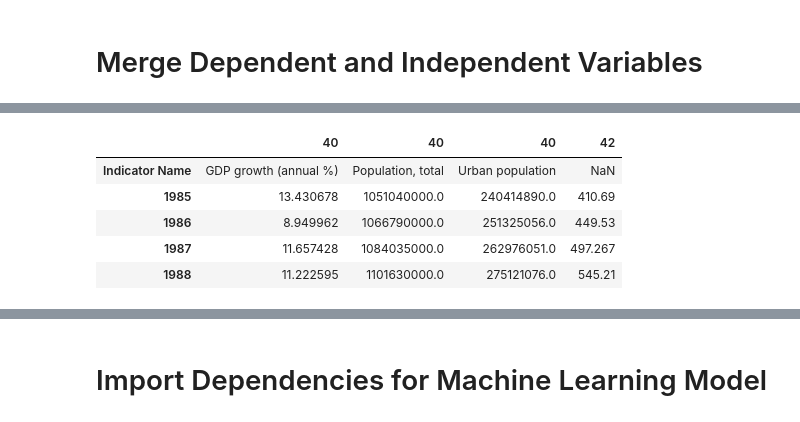
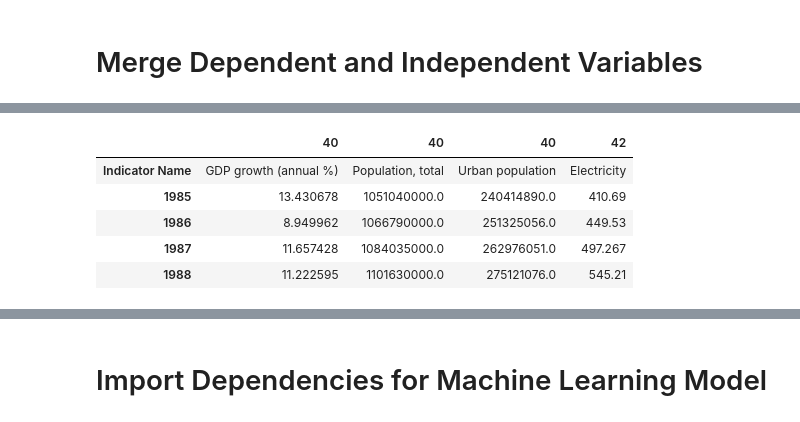
Before and after one commit to jackmcdonnell713/Sustainability_Group, a Jupyter notebook: Final Project.ipynb, the cells around one changed output, grey strips where cells are left out. Cells and saved outputs as stored; diff of their text form; code cells hidden in the pictures.

```diff
--- a/Final Project.ipynb
+++ b/Final Project.ipynb
@@ -82,6 +82,7 @@ chinadata_df.head()
 # %%
 # Create a DataFrame for global DDP data.
 globalelectricity_df = pd.read_csv("electricity-generation.csv")
+globalelectricity_df["Indicator Name"] = "Electricity"
 globalelectricity_df.head()
 # %% [output]
 |  | Country Name | 1985 | 1986 | 1987 | 1988 | 1989 | 1990 | 1991 | 1992 | 1993 | ... |
@@ -128,11 +130,11 @@ alldataclean_df.head()
 4 rows × 36 columns
 # %%
 # Transpose clean dataframs for machine learning model
-alldataclean_transpose_df = alldataclean_df.transpose()
+alldataclean_transpose_df = alldataclean_df.T
 alldataclean_transpose_df.head()
 # %% [output]
 |  | 40 | 40 | 40 | 42 |
-| Indicator Name | GDP growth (annual %) | Population, total | Urban population | NaN |
+| Indicator Name | GDP growth (annual %) | Population, total | Urban population | Electricity |
 | 1985 | 13.430678 | 1051040000.0 | 240414890.0 | 410.69 |
 | 1986 | 8.949962 | 1066790000.0 | 251325056.0 | 449.53 |
 | 1987 | 11.657428 | 1084035000.0 | 262976051.0 | 497.267 |
```
Also changed, not shown: parts of 15 cells of this notebook.
